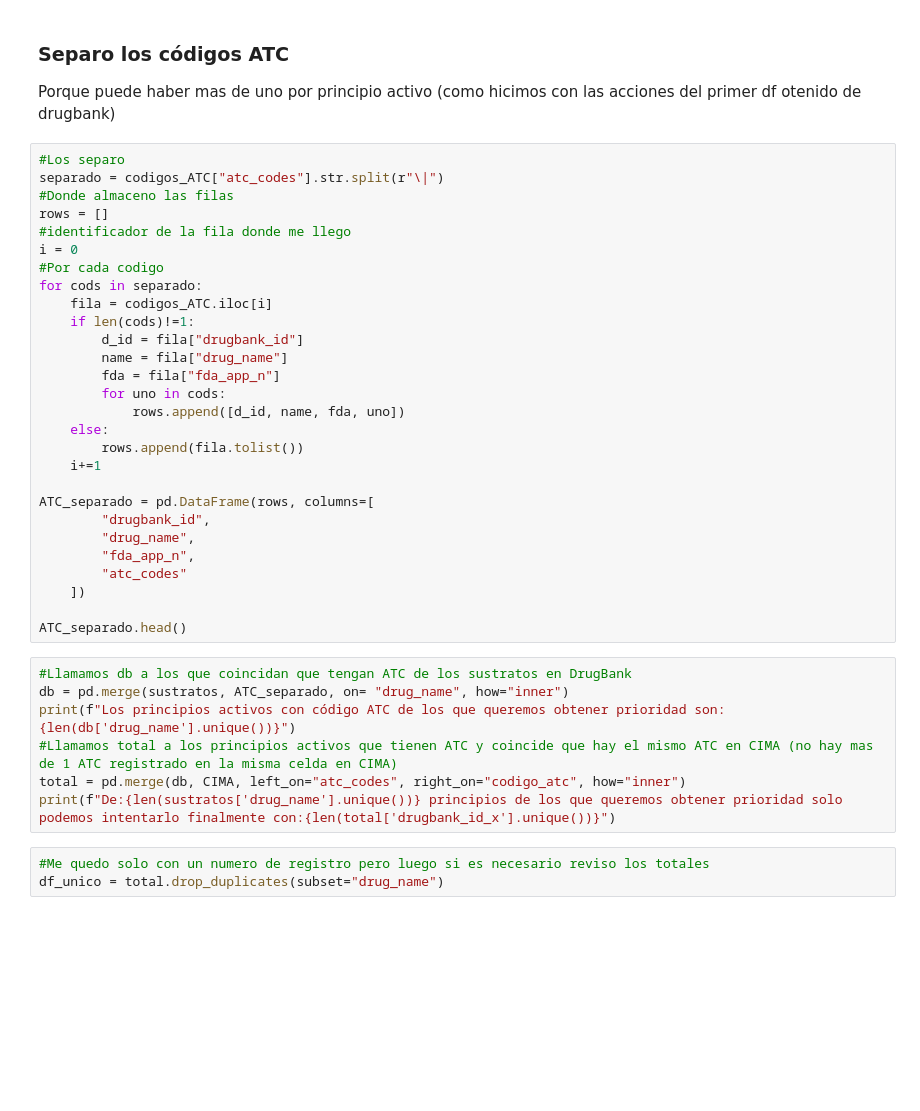
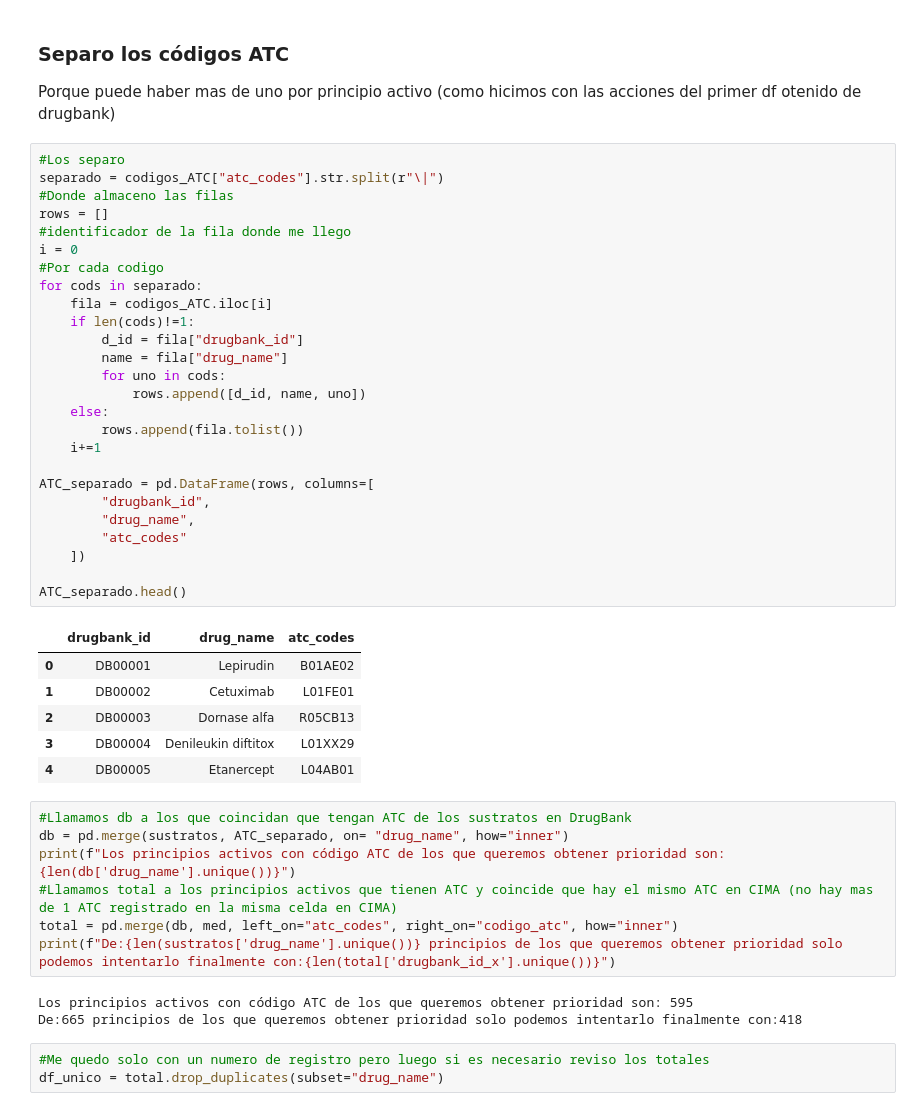
Before and after one commit to CarmenRu/TFG, a Jupyter notebook: Notebooks ejecucion BBDD/Ejecucion_BBDD.ipynb, the cells around one changed output. Drawn from its saved outputs; the diff is of its cells as text; blank space fills up the shorter version.

```diff
--- a/Ejecucion_BBDD.ipynb
+++ b/Notebooks ejecucion BBDD/Ejecucion_BBDD.ipynb
@@ -155,38 +275,46 @@ Porque puede haber mas de uno por principio activo (como hicimos con las accione
 # %%
 #Los separo
 separado = codigos_ATC["atc_codes"].str.split(r"\|")
 #Donde almaceno las filas
 rows = []
 #identificador de la fila donde me llego
 i = 0
 #Por cada codigo
 for cods in separado:
     fila = codigos_ATC.iloc[i]
     if len(cods)!=1:
         d_id = fila["drugbank_id"]
         name = fila["drug_name"]
-        fda = fila["fda_app_n"]
         for uno in cods:
-            rows.append([d_id, name, fda, uno])
+            rows.append([d_id, name, uno])
     else:
         rows.append(fila.tolist())
     i+=1
 
 ATC_separado = pd.DataFrame(rows, columns=[
         "drugbank_id",
         "drug_name",
-        "fda_app_n",
         "atc_codes"
     ])
 
 ATC_separado.head()
+# %% [output]
+|  | drugbank_id | drug_name | atc_codes |
+| 0 | DB00001 | Lepirudin | B01AE02 |
+| 1 | DB00002 | Cetuximab | L01FE01 |
+| 2 | DB00003 | Dornase alfa | R05CB13 |
+| 3 | DB00004 | Denileukin diftitox | L01XX29 |
+| 4 | DB00005 | Etanercept | L04AB01 |
 # %%
 #Llamamos db a los que coincidan que tengan ATC de los sustratos en DrugBank
 db = pd.merge(sustratos, ATC_separado, on= "drug_name", how="inner")
 print(f"Los principios activos con código ATC de los que queremos obtener prioridad son: {len(db['drug_name'].unique())}")
 #Llamamos total a los principios activos que tienen ATC y coincide que hay el mismo ATC en CIMA (no hay mas de 1 ATC registrado en la misma celda en CIMA)
-total = pd.merge(db, CIMA, left_on="atc_codes", right_on="codigo_atc", how="inner")
+total = pd.merge(db, med, left_on="atc_codes", right_on="codigo_atc", how="inner")
 print(f"De:{len(sustratos['drug_name'].unique())} principios de los que queremos obtener prioridad solo podemos intentarlo finalmente con:{len(total['drugbank_id_x'].unique())}")
+# %% [output]
+Los principios activos con código ATC de los que queremos obtener prioridad son: 595
+De:665 principios de los que queremos obtener prioridad solo podemos intentarlo finalmente con:418
 # %%
 #Me quedo solo con un numero de registro pero luego si es necesario reviso los totales
 df_unico = total.drop_duplicates(subset="drug_name")
```
Also changed, not shown: parts of 33 cells of this notebook, 2 other files.
